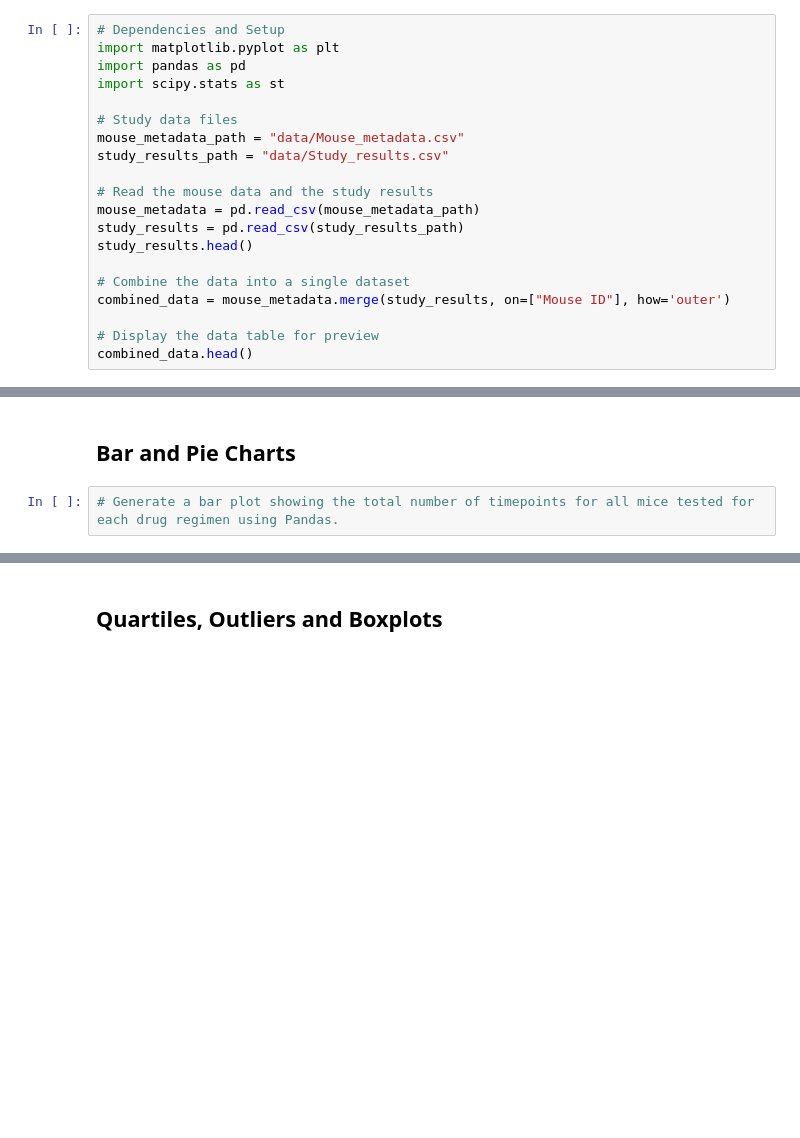
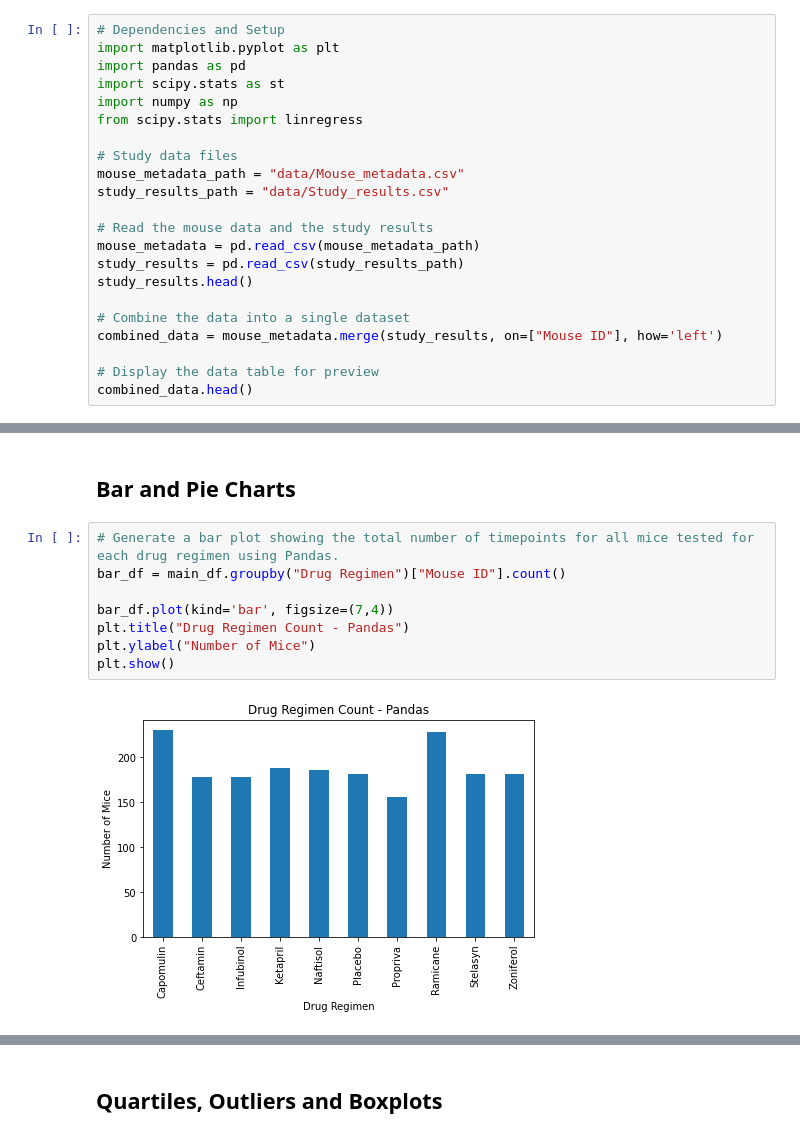
Before and after one commit to c-daily/matplotlib, a Jupyter notebook: 05-Matplotlib/Instructions/Pymaceuticals/pymaceuticals_starter.ipynb, the cells around one changed output, grey strips where cells are left out. Drawn from its saved outputs; the diff is of its cells as text; blank space fills up the shorter version.

```diff
--- a/05-Matplotlib/Instructions/Pymaceuticals/pymaceuticals_starter.ipynb
+++ b/05-Matplotlib/Instructions/Pymaceuticals/pymaceuticals_starter.ipynb
@@ -5,6 +5,8 @@
 import matplotlib.pyplot as plt
 import pandas as pd
 import scipy.stats as st
+import numpy as np
+from scipy.stats import linregress
 
 # Study data files
 mouse_metadata_path = "data/Mouse_metadata.csv"
@@ -16,7 +18,7 @@ study_results = pd.read_csv(study_results_path)
 study_results.head()
 
 # Combine the data into a single dataset
-combined_data = mouse_metadata.merge(study_results, on=["Mouse ID"], how='outer')
+combined_data = mouse_metadata.merge(study_results, on=["Mouse ID"], how='left')
 
 # Display the data table for preview
 combined_data.head()
@@ -85,5 +86,13 @@ reg_df
 ## Bar and Pie Charts
 # %%
 # Generate a bar plot showing the total number of timepoints for all mice tested for each drug regimen using Pandas.
+bar_df = main_df.groupby("Drug Regimen")["Mouse ID"].count()
+
+bar_df.plot(kind='bar', figsize=(7,4))
+plt.title("Drug Regimen Count - Pandas")
+plt.ylabel("Number of Mice")
+plt.show()
+# %% [output]
+[figure, added]
 # %%
 # Generate a bar plot showing the total number of timepoints for all mice tested for each drug regimen using pyplot.
```
Also changed, not shown: parts of 13 cells of this notebook.
